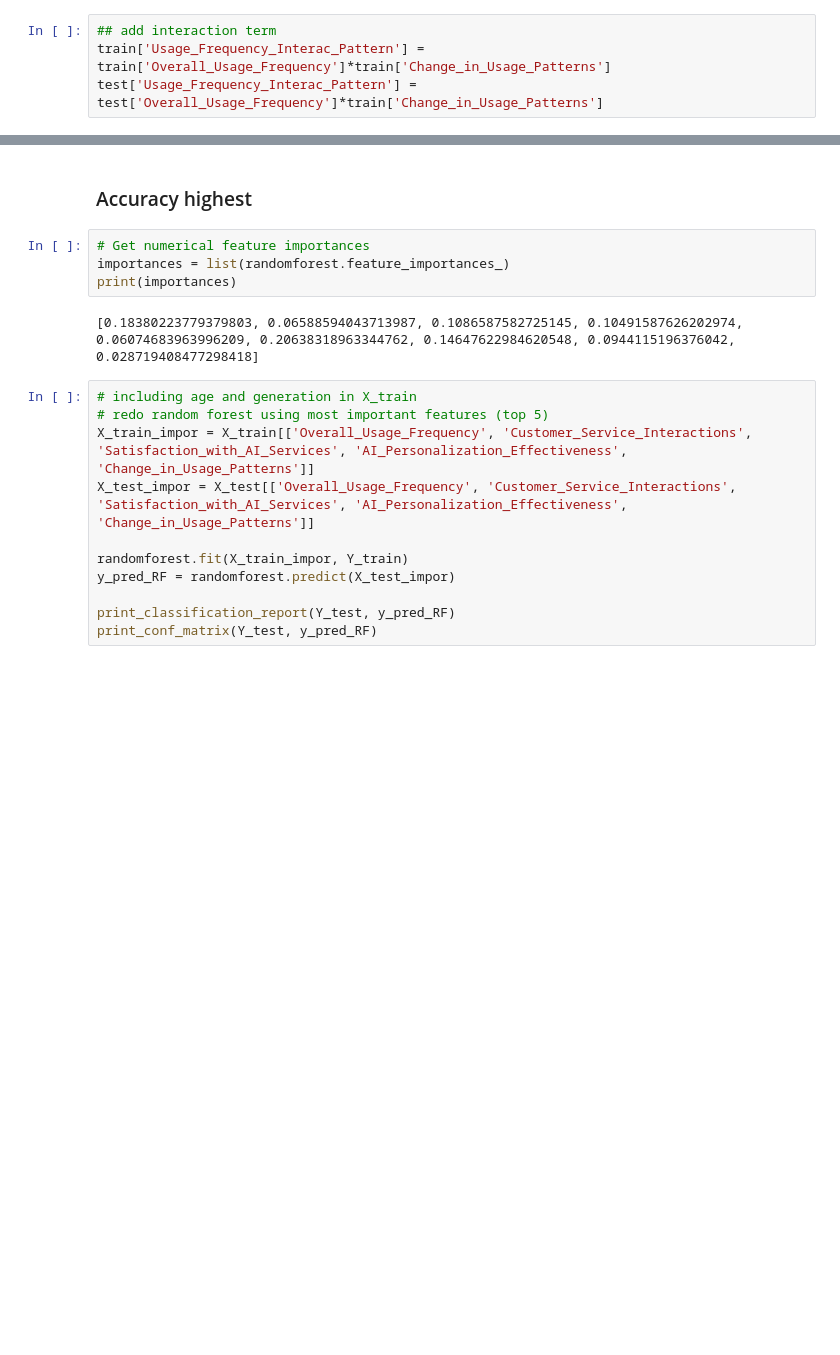
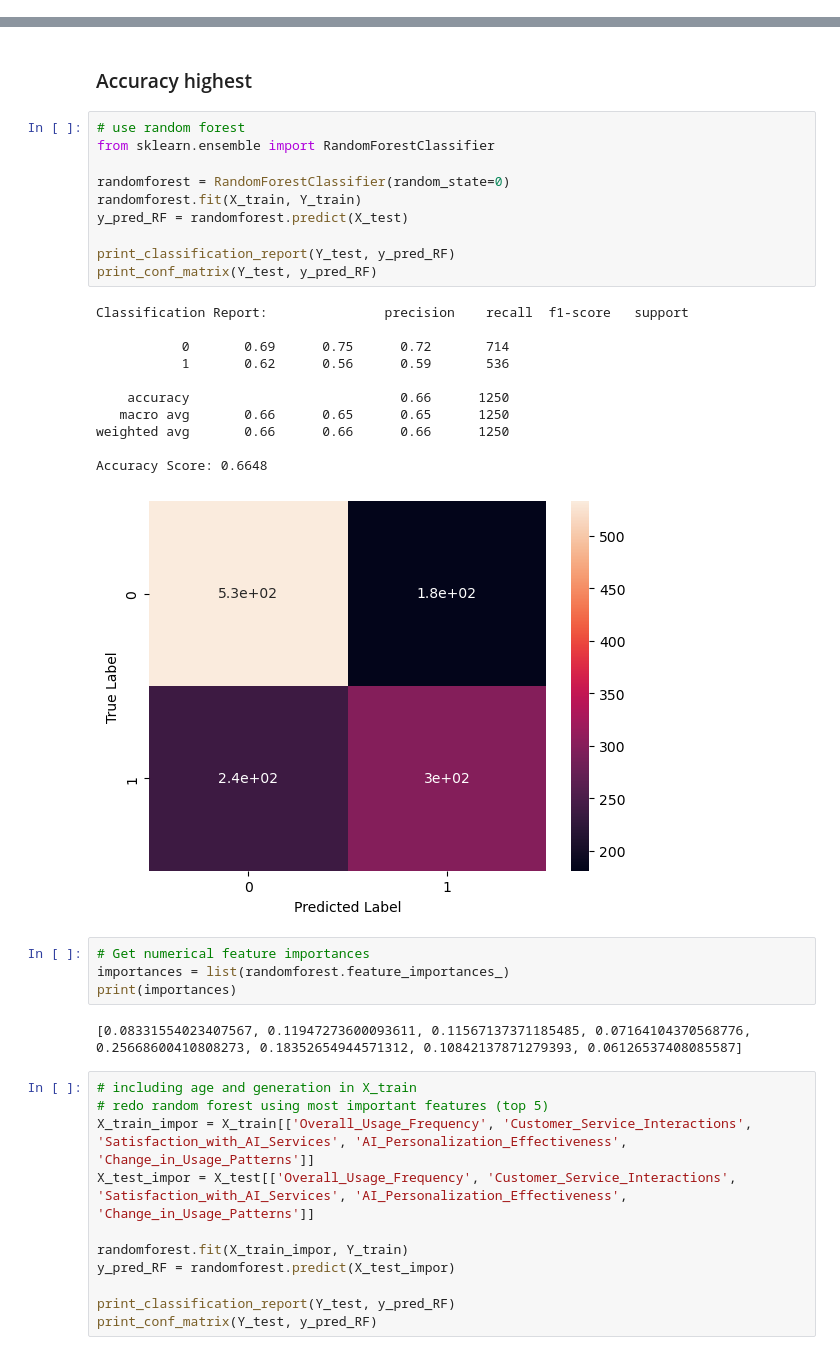
Before and after one commit to alim0118/customer-churn-predictor, a Jupyter notebook: Churn_Predictor.ipynb, the cells around one changed output, grey strips where cells are left out. Cells and saved outputs as stored; diff of their text form; blank space fills up the shorter version.

```diff
--- a/Churn_Predictor.ipynb
+++ b/Churn_Predictor.ipynb
@@ -287,7 +287,3 @@ train.head()
 | 2 | 3 | 2 | 3 | 3 | 3 | ... |
 | 3 | 4 | 2 | 3 | 3 | 2 | ... |
 | 4 | 5 | 4 | 6 | 6 | 1 | ... |
-# %%
-## add interaction term
-train['Usage_Frequency_Interac_Pattern'] = train['Overall_Usage_Frequency']*train['Change_in_Usage_Patterns']
-test['Usage_Frequency_Interac_Pattern'] = test['Overall_Usage_Frequency']*train['Change_in_Usage_Patterns']
@@ -750,11 +759,33 @@ Accuracy Score: 0.6592
 # %% [markdown]
 ### Accuracy highest
+# %%
+# use random forest
+from sklearn.ensemble import RandomForestClassifier
+
+randomforest = RandomForestClassifier(random_state=0)
+randomforest.fit(X_train, Y_train)
+y_pred_RF = randomforest.predict(X_test)
+
+print_classification_report(Y_test, y_pred_RF)
+print_conf_matrix(Y_test, y_pred_RF)
+# %% [output]
+Classification Report:               precision    recall  f1-score   support
+
+           0       0.69      0.75      0.72       714
+           1       0.62      0.56      0.59       536
+
+    accuracy                           0.66      1250
+   macro avg       0.66      0.65      0.65      1250
+weighted avg       0.66      0.66      0.66      1250
+
+Accuracy Score: 0.6648
+[figure, added]
 # %%
 # Get numerical feature importances
 importances = list(randomforest.feature_importances_)
 print(importances)
 # %% [output]
-[0.18380223779379803, 0.06588594043713987, 0.1086587582725145, 0.10491587626202974, 0.06074683963996209, 0.20638318963344762, 0.14647622984620548, 0.0944115196376042, 0.028719408477298418]
+[0.08331554023407567, 0.11947273600093611, 0.11567137371185485, 0.07164104370568776, 0.25668600410808273, 0.18352654944571312, 0.10842137871279393, 0.06126537408085587]
 # %%
 # including age and generation in X_train
 # redo random forest using most important features (top 5)
```
Also changed, not shown: parts of 9 cells of this notebook.
